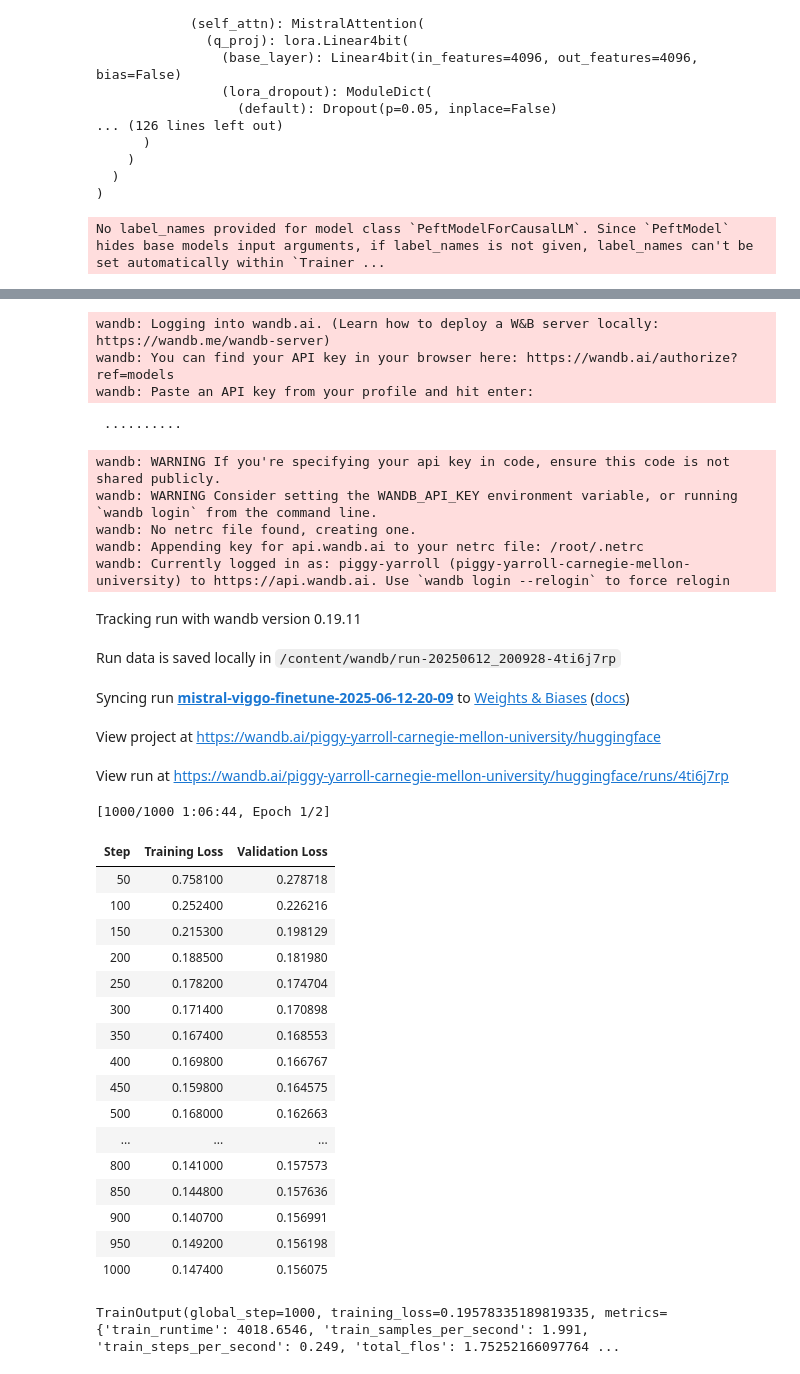
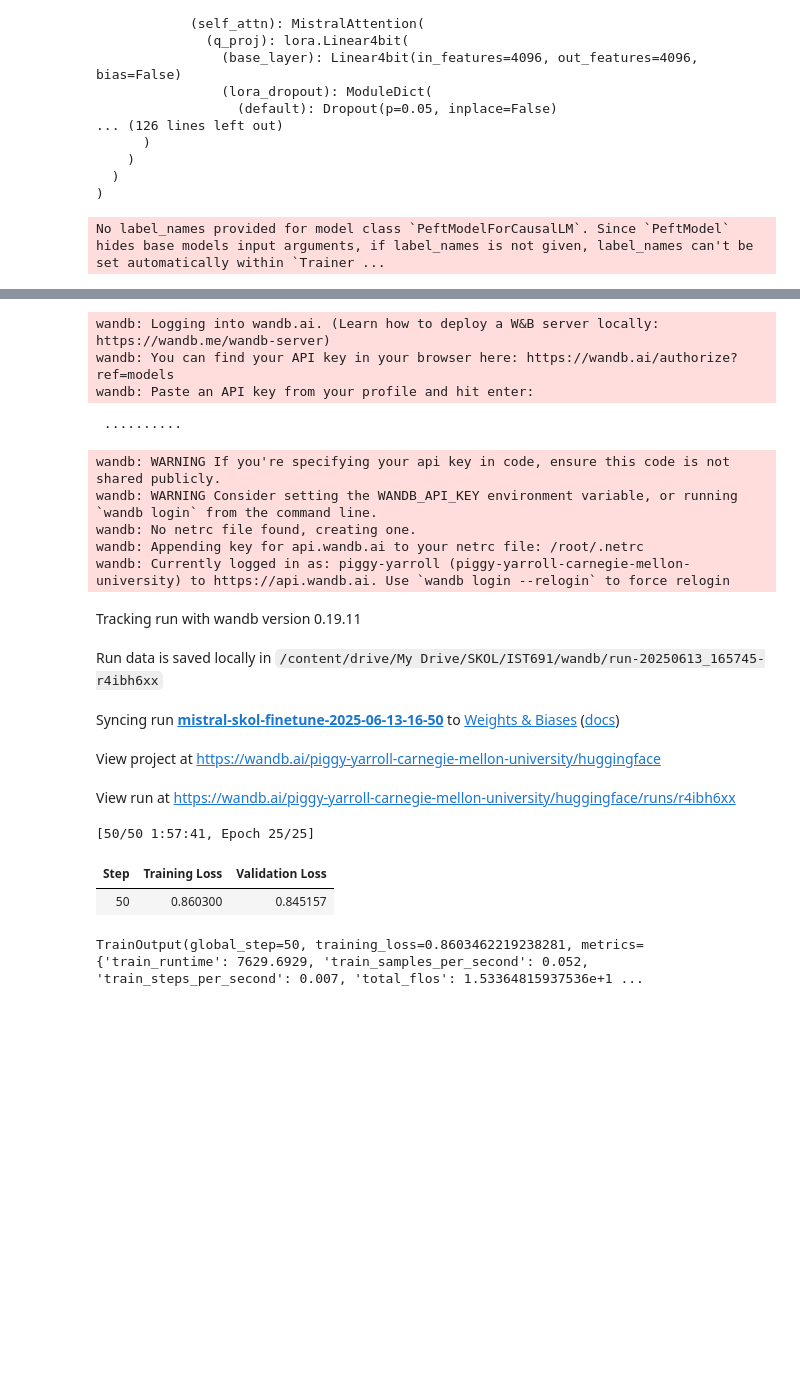
Before and after one commit to piggyatbaqaqi/skol, a Jupyter notebook: IST691/mistral_transfer_learning.ipynb, the cells around one changed output, grey strips where cells are left out. Saved outputs shown, nothing was run; the diff lists cells and outputs as text; code cells hidden in the pictures; blank space fills up the shorter version.

Commit message:
Output of first training scenario.
This is catastrophically bad. The output is not JSON, and it looks like Russian.

```diff
--- a/IST691/mistral_transfer_learning.ipynb
+++ b/IST691/mistral_transfer_learning.ipynb
@@ -409,58 +424,43 @@ trainer = transformers.Trainer(
         # max_steps=1000,
         max_steps=50,
         learning_rate=2.5e-5, # Want about 10x smaller than the Mistral learning rate
-        logging_steps=50,
+        logging_steps=5,
         bf16=True,
         optim="paged_adamw_8bit",
         logging_dir="./logs",        # Directory for storing logs
         save_strategy="steps",       # Save the model checkpoint every logging step
-        save_steps=50,                # Save checkpoints every 50 steps
+        save_steps=5,                # Save checkpoints every 50 steps
         eval_strategy="steps", # Evaluate the model every logging step
-        eval_steps=50,               # Evaluate and save checkpoints every 50 steps
+        eval_steps=5,               # Evaluate and save checkpoints every 50 steps
         do_eval=True,                # Perform evaluation at the end of training
-        # report_to="wandb",           # Comment this out if you don't want to use weights & baises
+        report_to="wandb",           # Comment this out if you don't want to use weights & baises
         run_name=f"{run_name}-{datetime.now().strftime('%Y-%m-%d-%H-%M')}"          # Name of the W&B run (optional)
     ),
     data_collator=transformers.DataCollatorForLanguageModeling(tokenizer, mlm=False),
 )
 model.config.use_cache = False  # silence the warnings. Please re-enable for inference!
 trainer.train()
 # %% [output]
 No label_names provided for model class `PeftModelForCausalLM`. Since `PeftModel` hides base models input arguments, if label_names is not given, label_names can't be set automatically within `Trainer ...
 [interactive output not drawn]
 wandb: Logging into wandb.ai. (Learn how to deploy a W&B server locally: https://wandb.me/wandb-server)
 wandb: You can find your API key in your browser here: https://wandb.ai/authorize?ref=models
 wandb: Paste an API key from your profile and hit enter:
  ··········
 wandb: WARNING If you're specifying your api key in code, ensure this code is not shared publicly.
 wandb: WARNING Consider setting the WANDB_API_KEY environment variable, or running `wandb login` from the command line.
 wandb: No netrc file found, creating one.
 wandb: Appending key for api.wandb.ai to your netrc file: /root/.netrc
 wandb: Currently logged in as: piggy-yarroll (piggy-yarroll-carnegie-mellon-university) to https://api.wandb.ai. Use `wandb login --relogin` to force relogin
 Tracking run with wandb version 0.19.11
-Run data is saved locally in /content/wandb/run-20250612_200928-4ti6j7rp
+Run data is saved locally in /content/drive/My Drive/SKOL/IST691/wandb/run-20250613_165745-r4ibh6xx
-Syncing run mistral-viggo-finetune-2025-06-12-20-09 to Weights & Biases (docs)
+Syncing run mistral-skol-finetune-2025-06-13-16-50 to Weights & Biases (docs)
 View project at https://wandb.ai/piggy-yarroll-carnegie-mellon-university/huggingface
-View run at https://wandb.ai/piggy-yarroll-carnegie-mellon-university/huggingface/runs/4ti6j7rp
+View run at https://wandb.ai/piggy-yarroll-carnegie-mellon-university/huggingface/runs/r4ibh6xx
-[1000/1000 1:06:44, Epoch 1/2]
+[50/50 1:57:41, Epoch 25/25]
 | Step | Training Loss | Validation Loss |
-| 50 | 0.758100 | 0.278718 |
-| 100 | 0.252400 | 0.226216 |
-| 150 | 0.215300 | 0.198129 |
-| 200 | 0.188500 | 0.181980 |
-| 250 | 0.178200 | 0.174704 |
-| 300 | 0.171400 | 0.170898 |
-| 350 | 0.167400 | 0.168553 |
-| 400 | 0.169800 | 0.166767 |
-| 450 | 0.159800 | 0.164575 |
-| 500 | 0.168000 | 0.162663 |
-| ... | ... | ... |
-| 800 | 0.141000 | 0.157573 |
-| 850 | 0.144800 | 0.157636 |
-| 900 | 0.140700 | 0.156991 |
-| 950 | 0.149200 | 0.156198 |
-| 1000 | 0.147400 | 0.156075 |
+| 50 | 0.860300 | 0.845157 |
-TrainOutput(global_step=1000, training_loss=0.19578335189819335, metrics={'train_runtime': 4018.6546, 'train_samples_per_second': 1.991, 'train_steps_per_second': 0.249, 'total_flos': 1.75252166097764 ...
+TrainOutput(global_step=50, training_loss=0.8603462219238281, metrics={'train_runtime': 7629.6929, 'train_samples_per_second': 0.052, 'train_steps_per_second': 0.007, 'total_flos': 1.53364815937536e+1 ...
 # %%
 base_model = AutoModelForCausalLM.from_pretrained(
     base_model_id,  # Mistral, same as before
```
Also changed, not shown: parts of 6 cells of this notebook.
